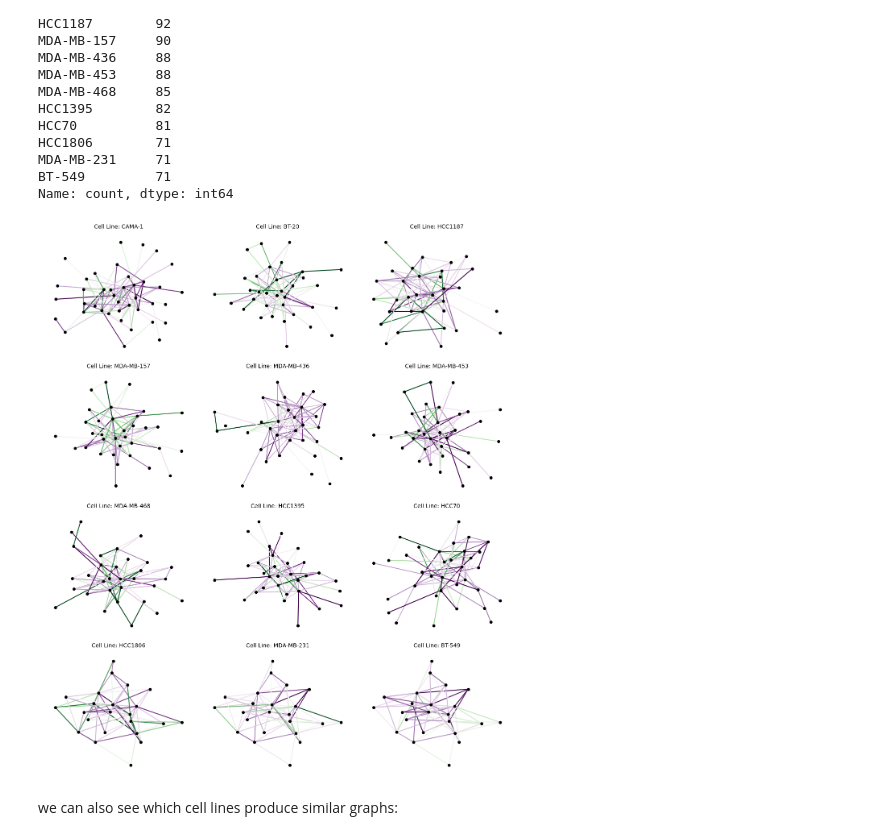
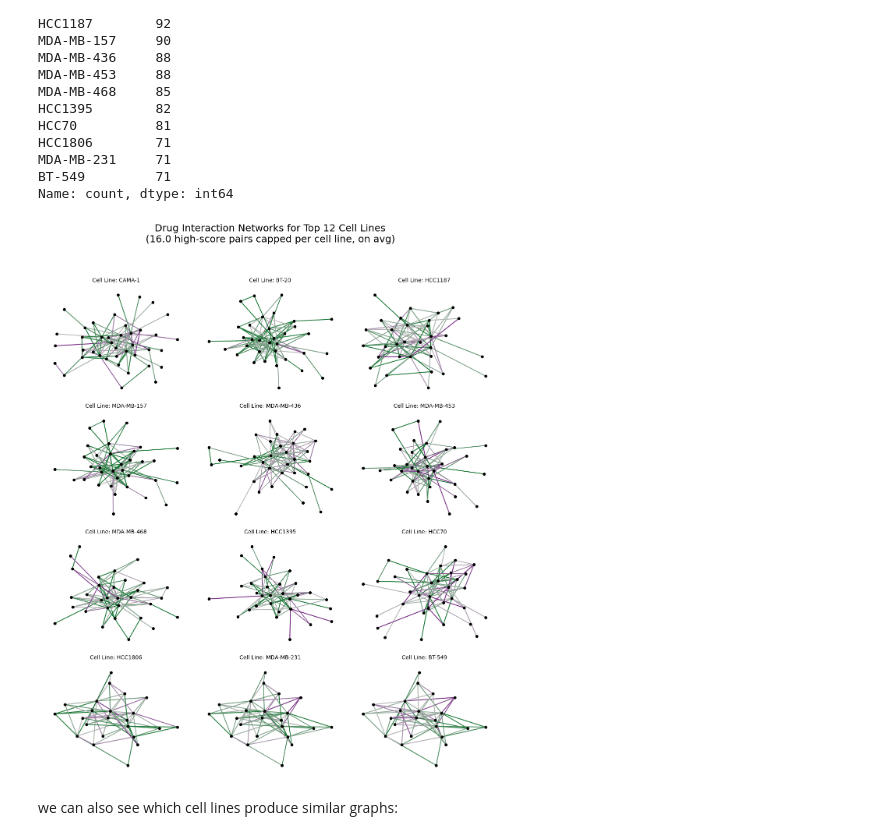
Before and after one commit to jorguz07/biomlproject, a Jupyter notebook: notebook/EDA.ipynb, the cells around one changed output. Saved outputs shown, nothing was run; the diff lists cells and outputs as text; code cells hidden in the pictures.

```diff
--- a/notebook/EDA.ipynb
+++ b/notebook/EDA.ipynb
@@ -596,40 +593,49 @@ MDA-MB-231     71
 BT-549         71
 Name: count, dtype: int64
 # %%
-#cell lines with most experiments
-top_cell_lines = df['Cell line name'].value_counts().nlargest(12).index # we need .index for the names, as value_counts returns a series
+# cell lines with most experiments -----------------------------------------------------------------
+top_cell_lines = df['Cell line name'].value_counts().nlargest(12).index
 
+# some scores are very high, select cap for clarity -------------------------------------------------
+v_limit = 30
+total_sub_clipped = 0  #edges above thresh to remove
+
+# plot ----------------------------------------------------------------------------------------------
 fig, axes = plt.subplots(4, 3, figsize=(12, 14))
 axes = axes.flatten()
 
-agg_catdf = pd.concat( [catdf, numdf['Synergy score']], axis=1 ) #add syn score to catdf
-
 for i, cell_line in enumerate(top_cell_lines):
 
-    #cell lines sub df
-    sub_df = agg_catdf[agg_catdf['Cell line name'] == cell_line] #Ssubdf for this cell line
-    sub_df = sub_df.groupby(['Compound A', 'Compound B'])['Synergy score'].agg(['mean', 'std', 'count']).reset_index() #aggregate syn score
+    # aggregate cell line df
+    sub_df = df[df['Cell line name'] == cell_line]
+    sub_df = sub_df.groupby(['Compound A', 'Compound B'])['Synergy score'].agg(['mean']).reset_index()
 
-    #graph
-    G_sub = nx.from_pandas_edgelist(sub_df, 'Compound A', 'Compound B', ['mean']) #graph for this cell line
-
-    #fixed seed and k for layout so graphs are somewhat comparable
+    # create graph object
+    G_sub = nx.from_pandas_edgelist(sub_df, 'Compound A', 'Compound B', ['mean'])
     pos_sub = nx.spring_layout(G_sub, k=0.8, seed=42)
 
-    #color edges
+    # some scores are very high, select cap for clarity
     sub_scores = [d['mean'] for u, v, d in G_sub.edges(data=True)]
-    sub_edge_colors = [cmap(norm(s)) for s in sub_scores]
+    total_sub_clipped += np.sum(np.abs(np.array(sub_scores)) > v_limit)
+
+    sub_edge_colors = [cmap(norm(np.clip(s, -v_limit, v_limit))) for s in sub_scores]
 
     nx.draw_networkx_nodes(G_sub, pos_sub, node_size=20, node_color='black', ax=axes[i])
     nx.draw_networkx_edges(G_sub, pos_sub, edge_color=sub_edge_colors, width=1.5, ax=axes[i])
 
     axes[i].set_title(f"Cell Line: {cell_line}", fontsize=10)
     axes[i].axis('off')
 
-plt.tight_layout()
+#average number of capped edges
+avg_clipped = total_sub_clipped / 12
+
+# Updated title with the average clipped count
+plt.suptitle(f'Drug Interaction Networks for Top 12 Cell Lines\n({avg_clipped:.1f} high-score pairs capped per cell line, on avg)', fontsize=18, y=1.02)
+
+plt.tight_layout(rect=[0, 0, 1, 0.98])
 plt.show()
 # %% [output]
-[figure, old version]
+[figure, new version]
 # %% [markdown]
 we can also see which cell lines produce similar graphs:
 # %%
```
Also changed, not shown: parts of 9 cells of this notebook.
